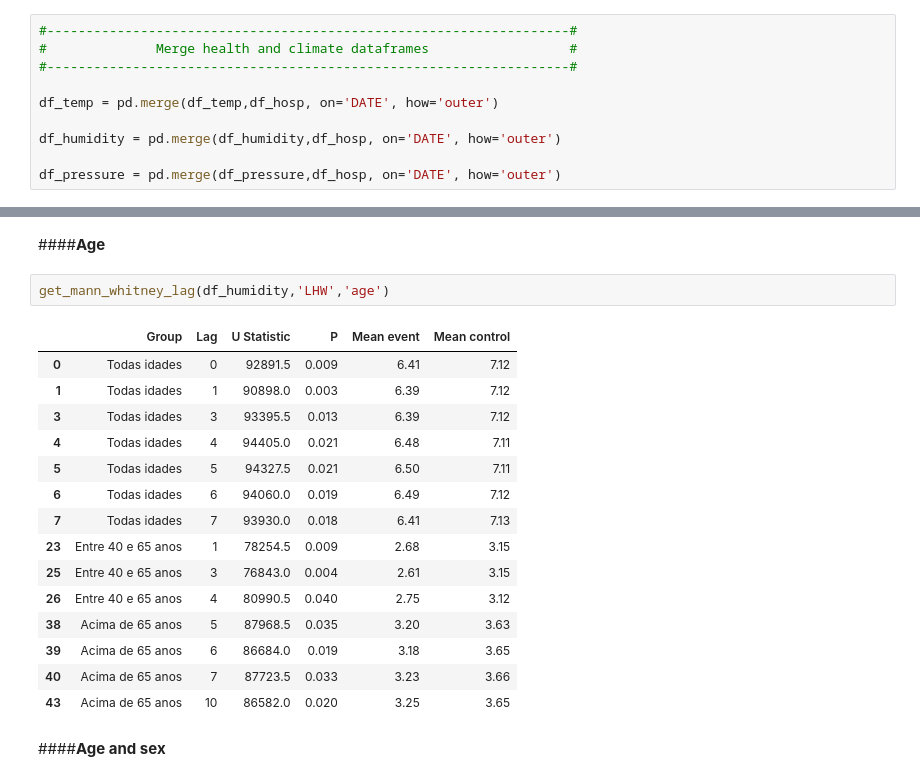
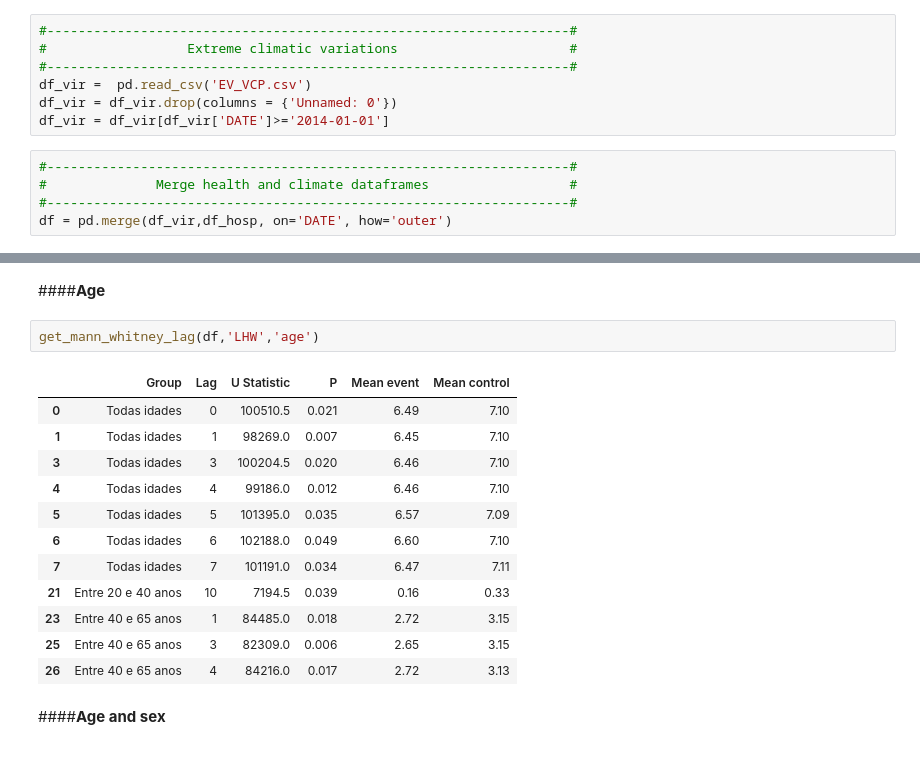
Before and after one commit to climate-and-health-datasci-Unicamp/project-climatic-variations-cardiovascular-diseases, a Jupyter notebook: notebooks/TR_2021_06_Mann_Whitney_U_test_for_cardiovascular_hospitalizations_and_extreme_climatic_events.ipynb, the cells around one changed output, grey strips where cells are left out. Saved outputs shown, nothing was run; the diff lists cells and outputs as text.

```diff
--- a/notebooks/TR_2021_06_Mann_Whitney_U_test_for_cardiovascular_hospitalizations_and_extreme_climatic_events.ipynb
+++ b/notebooks/TR_2021_06_Mann_Whitney_U_test_for_cardiovascular_hospitalizations_and_extreme_climatic_events.ipynb
@@ -94,13 +81,15 @@ df_pressure = df_pressure[df_pressure['DATE']>'2014-01-01']
+# %%
+#-------------------------------------------------------------------#
+#                  Extreme climatic variations                      #
+#-------------------------------------------------------------------#
+df_vir =  pd.read_csv('EV_VCP.csv')
+df_vir = df_vir.drop(columns = {'Unnamed: 0'})
+df_vir = df_vir[df_vir['DATE']>='2014-01-01']
 # %%
 #-------------------------------------------------------------------#
 #              Merge health and climate dataframes                  #
 #-------------------------------------------------------------------#
-
-df_temp = pd.merge(df_temp,df_hosp, on='DATE', how='outer')
-
-df_humidity = pd.merge(df_humidity,df_hosp, on='DATE', how='outer')
-
-df_pressure = pd.merge(df_pressure,df_hosp, on='DATE', how='outer')
+df = pd.merge(df_vir,df_hosp, on='DATE', how='outer')
 # %% [markdown]
 ##**Test normality of data**
 
@@ -474,23 +463,20 @@ get_mann_whitney_lag(df_humidity,'LHW', 'sex')
 # %% [markdown]
 ####**Age**
 # %%
-get_mann_whitney_lag(df_humidity,'LHW','age')
+get_mann_whitney_lag(df,'LHW','age')
 # %% [output]
 |  | Group | Lag | U Statistic | P | Mean event | Mean control |
-| 0 | Todas idades | 0 | 92891.5 | 0.009 | 6.41 | 7.12 |
-| 1 | Todas idades | 1 | 90898.0 | 0.003 | 6.39 | 7.12 |
-| 3 | Todas idades | 3 | 93395.5 | 0.013 | 6.39 | 7.12 |
-| 4 | Todas idades | 4 | 94405.0 | 0.021 | 6.48 | 7.11 |
-| 5 | Todas idades | 5 | 94327.5 | 0.021 | 6.50 | 7.11 |
-| 6 | Todas idades | 6 | 94060.0 | 0.019 | 6.49 | 7.12 |
-| 7 | Todas idades | 7 | 93930.0 | 0.018 | 6.41 | 7.13 |
-| 23 | Entre 40 e 65 anos | 1 | 78254.5 | 0.009 | 2.68 | 3.15 |
-| 25 | Entre 40 e 65 anos | 3 | 76843.0 | 0.004 | 2.61 | 3.15 |
-| 26 | Entre 40 e 65 anos | 4 | 80990.5 | 0.040 | 2.75 | 3.12 |
-| 38 | Acima de 65 anos | 5 | 87968.5 | 0.035 | 3.20 | 3.63 |
-| 39 | Acima de 65 anos | 6 | 86684.0 | 0.019 | 3.18 | 3.65 |
-| 40 | Acima de 65 anos | 7 | 87723.5 | 0.033 | 3.23 | 3.66 |
-| 43 | Acima de 65 anos | 10 | 86582.0 | 0.020 | 3.25 | 3.65 |
+| 0 | Todas idades | 0 | 100510.5 | 0.021 | 6.49 | 7.10 |
+| 1 | Todas idades | 1 | 98269.0 | 0.007 | 6.45 | 7.10 |
+| 3 | Todas idades | 3 | 100204.5 | 0.020 | 6.46 | 7.10 |
+| 4 | Todas idades | 4 | 99186.0 | 0.012 | 6.46 | 7.10 |
+| 5 | Todas idades | 5 | 101395.0 | 0.035 | 6.57 | 7.09 |
+| 6 | Todas idades | 6 | 102188.0 | 0.049 | 6.60 | 7.10 |
+| 7 | Todas idades | 7 | 101191.0 | 0.034 | 6.47 | 7.11 |
+| 21 | Entre 20 e 40 anos | 10 | 7194.5 | 0.039 | 0.16 | 0.33 |
+| 23 | Entre 40 e 65 anos | 1 | 84485.0 | 0.018 | 2.72 | 3.15 |
+| 25 | Entre 40 e 65 anos | 3 | 82309.0 | 0.006 | 2.65 | 3.15 |
+| 26 | Entre 40 e 65 anos | 4 | 84216.0 | 0.017 | 2.72 | 3.13 |
 # %% [markdown]
 ####**Age and sex**
 # %%
```
Also changed, not shown: parts of 32 cells of this notebook.
